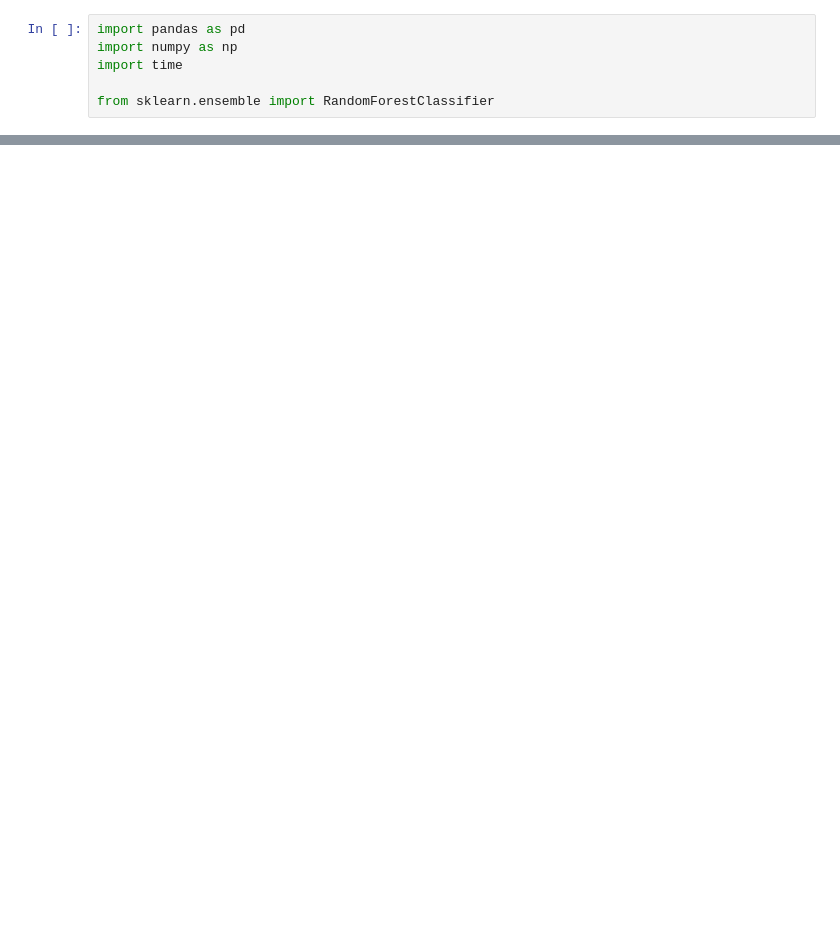
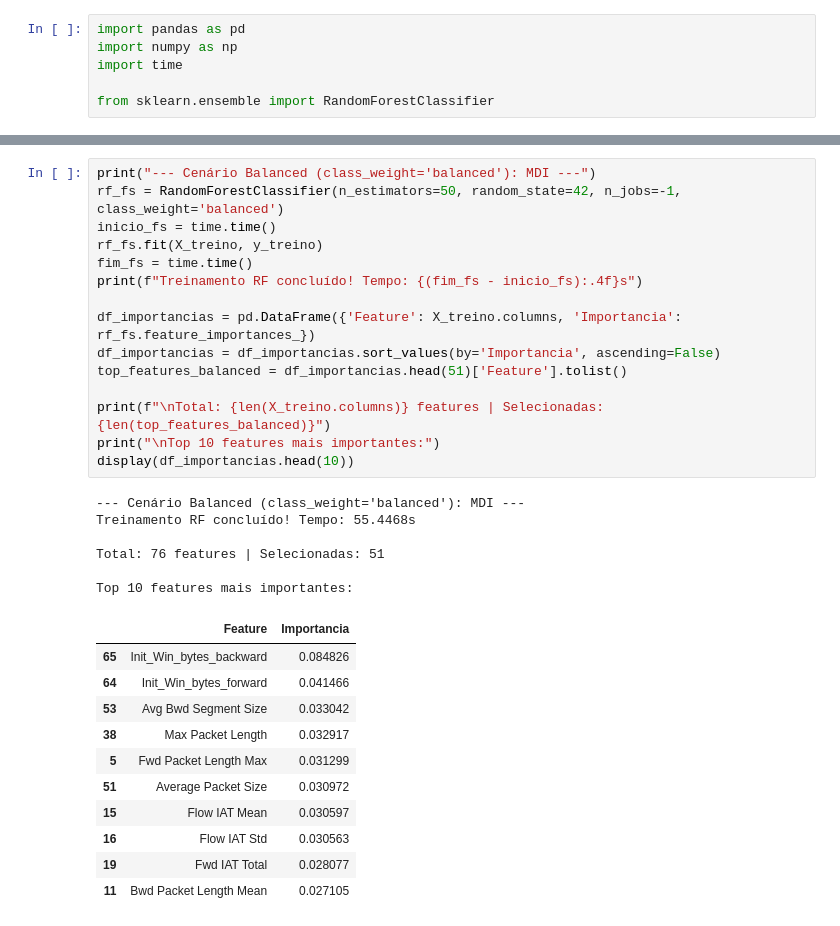
Before and after one commit to dubortoto/Laboratorio-TCC, a Jupyter notebook: scripts/Redução de Dimensionalidade/Redução de Dimensionalidade - cicids2017.ipynb, the cells around one changed output, grey strips where cells are left out. Saved outputs shown, nothing was run; the diff lists cells and outputs as text; blank space fills up the shorter version.

```diff
--- a/scripts/Redução de Dimensionalidade/Redução de Dimensionalidade - cicids2017.ipynb
+++ b/scripts/Redução de Dimensionalidade/Redução de Dimensionalidade - cicids2017.ipynb
@@ -176,0 +251,33 @@ Dataset de teste reduzido salvo em: ../../dataset tratado/cicids2017/Redução d
+# %%
+print("--- Cenário Balanced (class_weight='balanced'): MDI ---")
+rf_fs = RandomForestClassifier(n_estimators=50, random_state=42, n_jobs=-1, class_weight='balanced')
+inicio_fs = time.time()
+rf_fs.fit(X_treino, y_treino)
+fim_fs = time.time()
+print(f"Treinamento RF concluído! Tempo: {(fim_fs - inicio_fs):.4f}s")
+
+df_importancias = pd.DataFrame({'Feature': X_treino.columns, 'Importancia': rf_fs.feature_importances_})
+df_importancias = df_importancias.sort_values(by='Importancia', ascending=False)
+top_features_balanced = df_importancias.head(51)['Feature'].tolist()
+
+print(f"\nTotal: {len(X_treino.columns)} features | Selecionadas: {len(top_features_balanced)}")
+print("\nTop 10 features mais importantes:")
+display(df_importancias.head(10))
+# %% [output]
+--- Cenário Balanced (class_weight='balanced'): MDI ---
+Treinamento RF concluído! Tempo: 55.4468s
+
+Total: 76 features | Selecionadas: 51
+
+Top 10 features mais importantes:
+|  | Feature | Importancia |
+| 65 | Init_Win_bytes_backward | 0.084826 |
+| 64 | Init_Win_bytes_forward | 0.041466 |
+| 53 | Avg Bwd Segment Size | 0.033042 |
+| 38 | Max Packet Length | 0.032917 |
+| 5 | Fwd Packet Length Max | 0.031299 |
+| 51 | Average Packet Size | 0.030972 |
+| 15 | Flow IAT Mean | 0.030597 |
+| 16 | Flow IAT Std | 0.030563 |
+| 19 | Fwd IAT Total | 0.028077 |
+| 11 | Bwd Packet Length Mean | 0.027105 |
```
Also changed, not shown: parts of 12 cells of this notebook, 7 other files.
